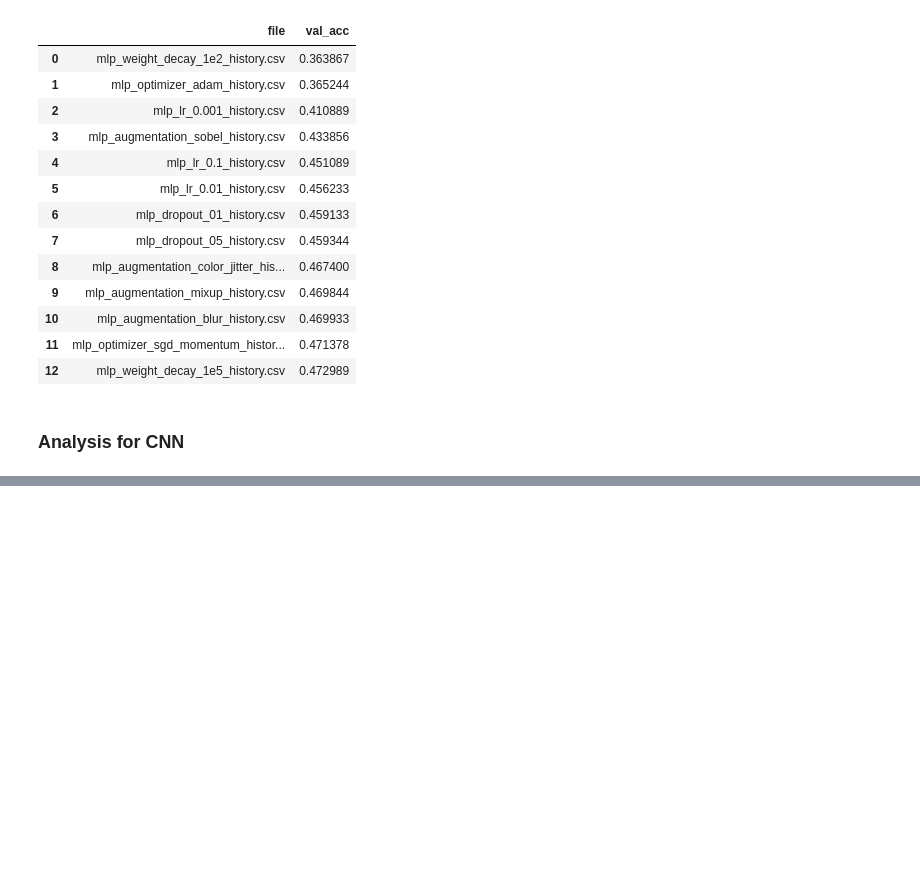
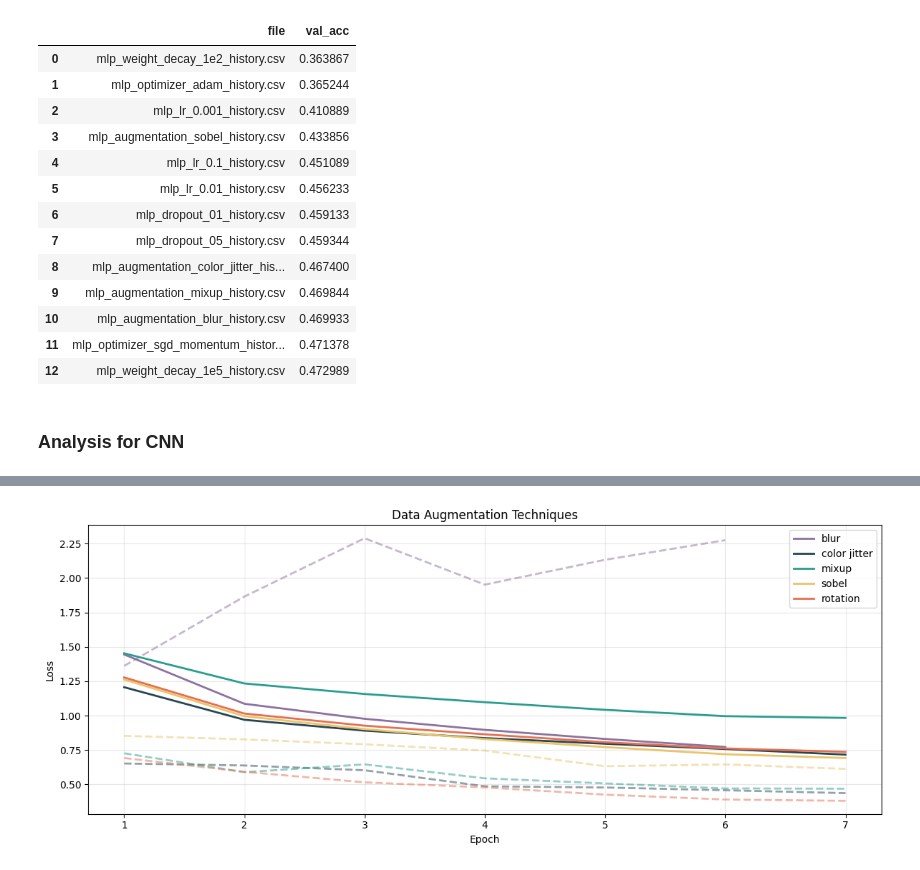
Before and after one commit to malgosiam2/DeepLearningProject1, a Jupyter notebook: notebooks/results_analysis.ipynb, the cells around one changed output, grey strips where cells are left out. Cells and saved outputs as stored; diff of their text form; code cells hidden in the pictures; blank space fills up the shorter version.

```diff
--- a/notebooks/results_analysis.ipynb
+++ b/notebooks/results_analysis.ipynb
@@ -245,0 +282,12 @@ df
+# %%
+da_files = {
+    "blur": "resnet_augmentation_blur_history.csv",
+    "color_jitter": "resnet_augmentation_color_jitter_history.csv",
+    "mixup": "resnet_augmentation_mixup_history.csv",
+    "sobel": "resnet_augmentation_sobel_history.csv",
+    "rotation": "resnet_augmentation_rotation_history.csv"
+    }
+# %%
+plot_data_augumentation(RESULT_DIR, da_files, "mlp_data_aug.png")
+# %% [output]
+[figure, added]
```
Also changed, not shown: parts of 10 cells of this notebook, 1 other file.
